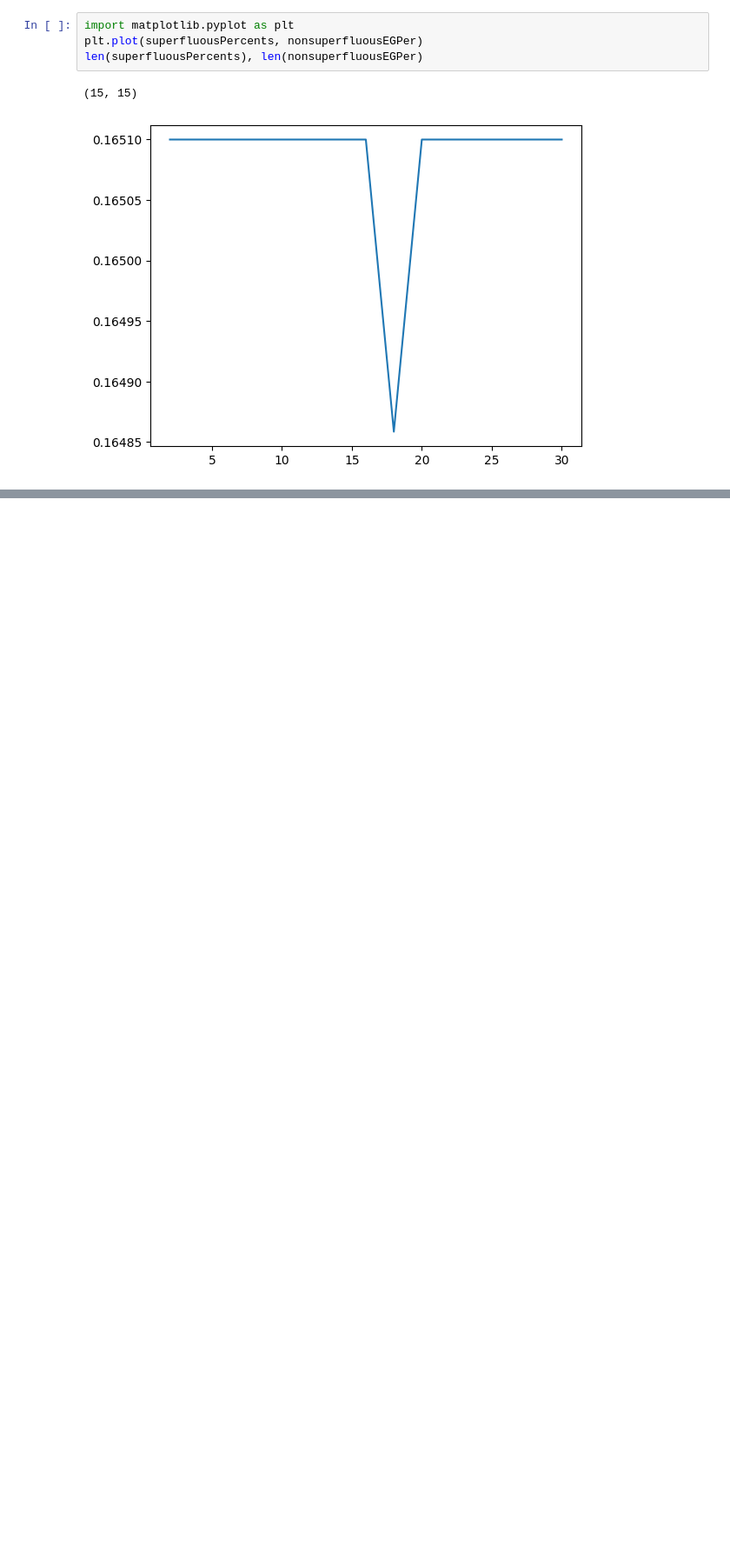
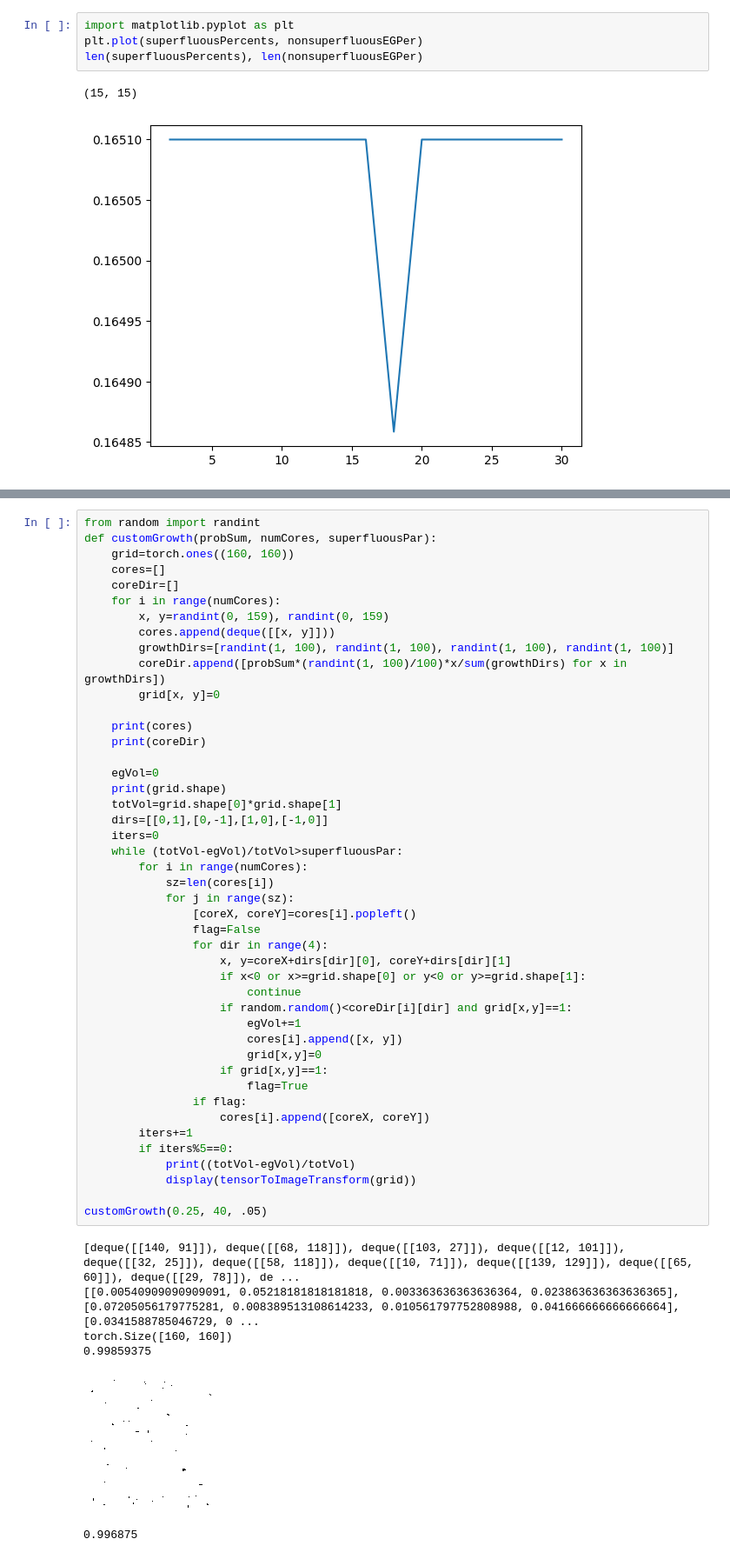
Before and after one commit to AadiDev005/Paraffin-EG-Model, a Jupyter notebook: dataset_generator.ipynb, the cells around one changed output, grey strips where cells are left out. Shown at 87% size. Drawn from its saved outputs; the diff is of its cells as text; blank space fills up the shorter version.

```diff
--- a/dataset_generator.ipynb
+++ b/dataset_generator.ipynb
@@ -119,0 +118,52 @@ display(tensorToImageTransform(grid))
+# %%
+from random import randint
+def customGrowth(probSum, numCores, superfluousPar):
+    grid=torch.ones((160, 160))
+    cores=[]
+    coreDir=[]
+    for i in range(numCores):
+        x, y=randint(0, 159), randint(0, 159)
+        cores.append(deque([[x, y]]))
+        growthDirs=[randint(1, 100), randint(1, 100), randint(1, 100), randint(1, 100)]
+        coreDir.append([probSum*(randint(1, 100)/100)*x/sum(growthDirs) for x in growthDirs])
+        grid[x, y]=0
+
+    print(cores)
+    print(coreDir)
+
+    egVol=0
+    print(grid.shape)
+    totVol=grid.shape[0]*grid.shape[1]
+    dirs=[[0,1],[0,-1],[1,0],[-1,0]]
+    iters=0
+    while (totVol-egVol)/totVol>superfluousPar:
+        for i in range(numCores):
+            sz=len(cores[i])
+            for j in range(sz):
+                [coreX, coreY]=cores[i].popleft()
+                flag=False
+                for dir in range(4):
+                    x, y=coreX+dirs[dir][0], coreY+dirs[dir][1]
+                    if x<0 or x>=grid.shape[0] or y<0 or y>=grid.shape[1]:
+                        continue
+                    if random.random()<coreDir[i][dir] and grid[x,y]==1:
+                        egVol+=1
+                        cores[i].append([x, y])
+                        grid[x,y]=0
+                    if grid[x,y]==1:
+                        flag=True
+                if flag:
+                    cores[i].append([coreX, coreY])
+        iters+=1
+        if iters%5==0:
+            print((totVol-egVol)/totVol)
+            display(tensorToImageTransform(grid))
+
+customGrowth(0.25, 40, .05)
+# %% [output]
+[deque([[140, 91]]), deque([[68, 118]]), deque([[103, 27]]), deque([[12, 101]]), deque([[32, 25]]), deque([[58, 118]]), deque([[10, 71]]), deque([[139, 129]]), deque([[65, 60]]), deque([[29, 78]]), de ...
+[[0.00540909090909091, 0.05218181818181818, 0.003363636363636364, 0.023863636363636365], [0.07205056179775281, 0.008389513108614233, 0.010561797752808988, 0.041666666666666664], [0.0341588785046729, 0 ...
+torch.Size([160, 160])
+0.99859375
+[figure, added]
+0.996875
```
Also changed, not shown: parts of 2 cells of this notebook.
